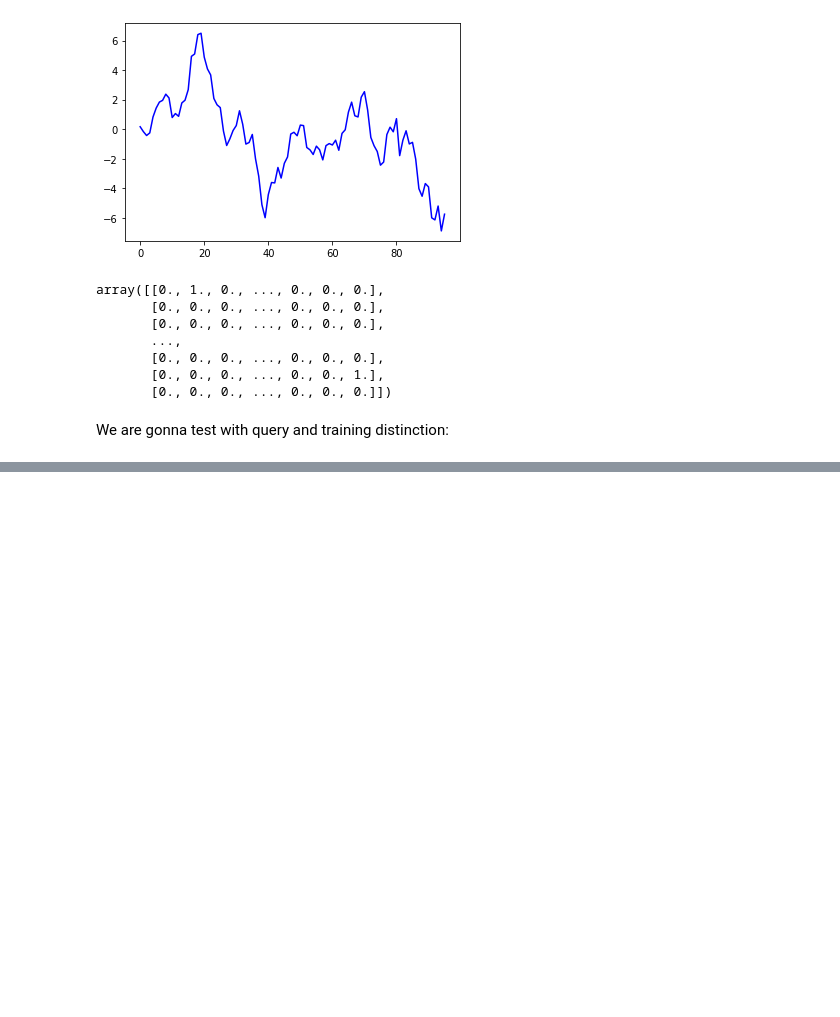
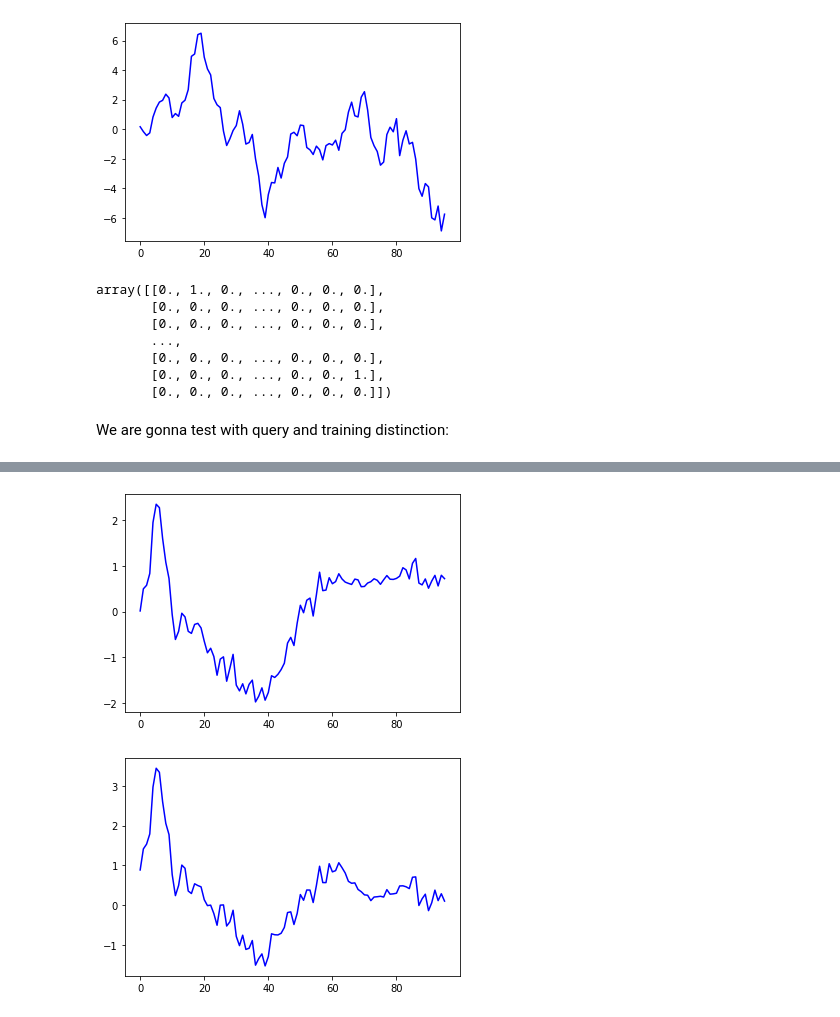
Before and after one commit to valeman/GRAILTS, a Jupyter notebook: Untitled5.ipynb, the cells around one changed output, grey strips where cells are left out. Drawn from its saved outputs; the diff is of its cells as text; code cells hidden in the pictures; blank space fills up the shorter version.

```diff
--- a/Untitled5.ipynb
+++ b/Untitled5.ipynb
@@ -238,0 +247,7 @@ for sd in [0.1, 0.5, 1]:
+# %%
+newdata = generate_with_rwalk(sd = 0.1)
+causal_db = np.array([newdata[i] for i in range(0,200,2)])
+effect_db = np.array([newdata[i] for i in range(1,200,2)])
+# %% [output]
+[figure, added]
+[figure, added]
```
Also changed, not shown: parts of 2 cells of this notebook, 10 other files.
